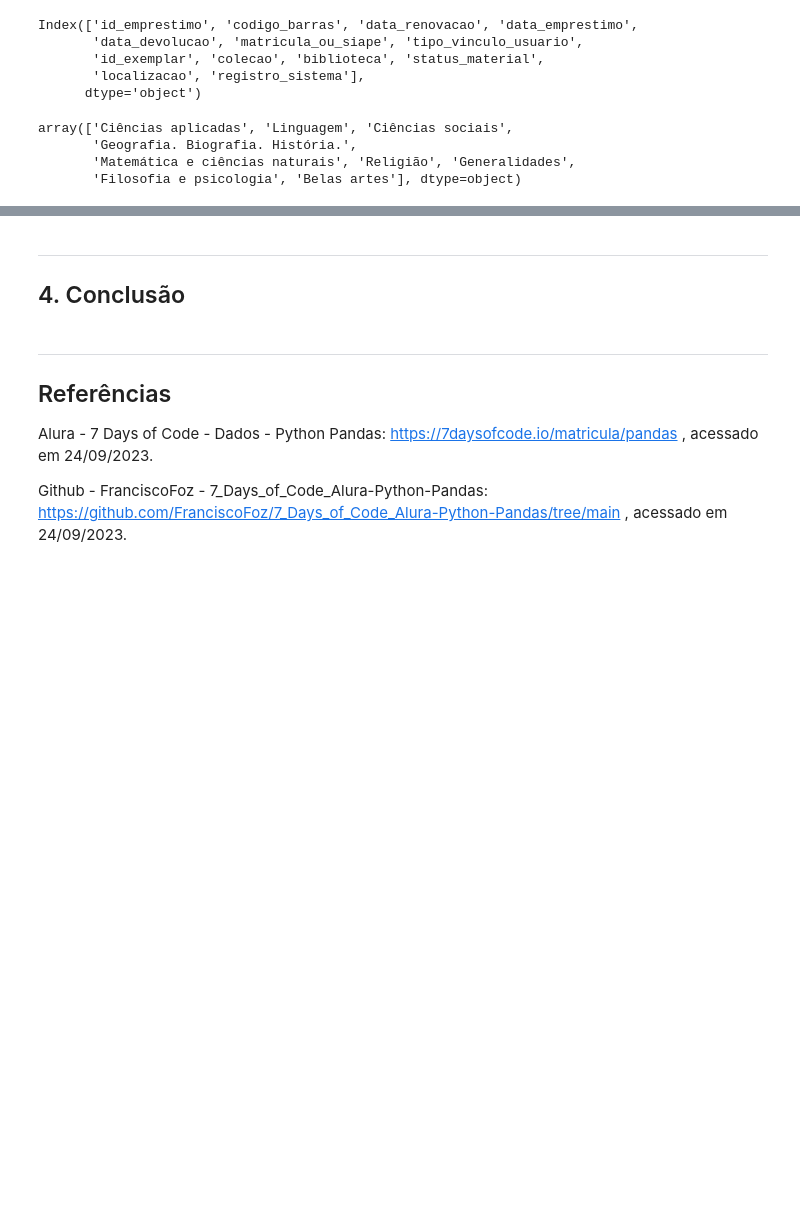
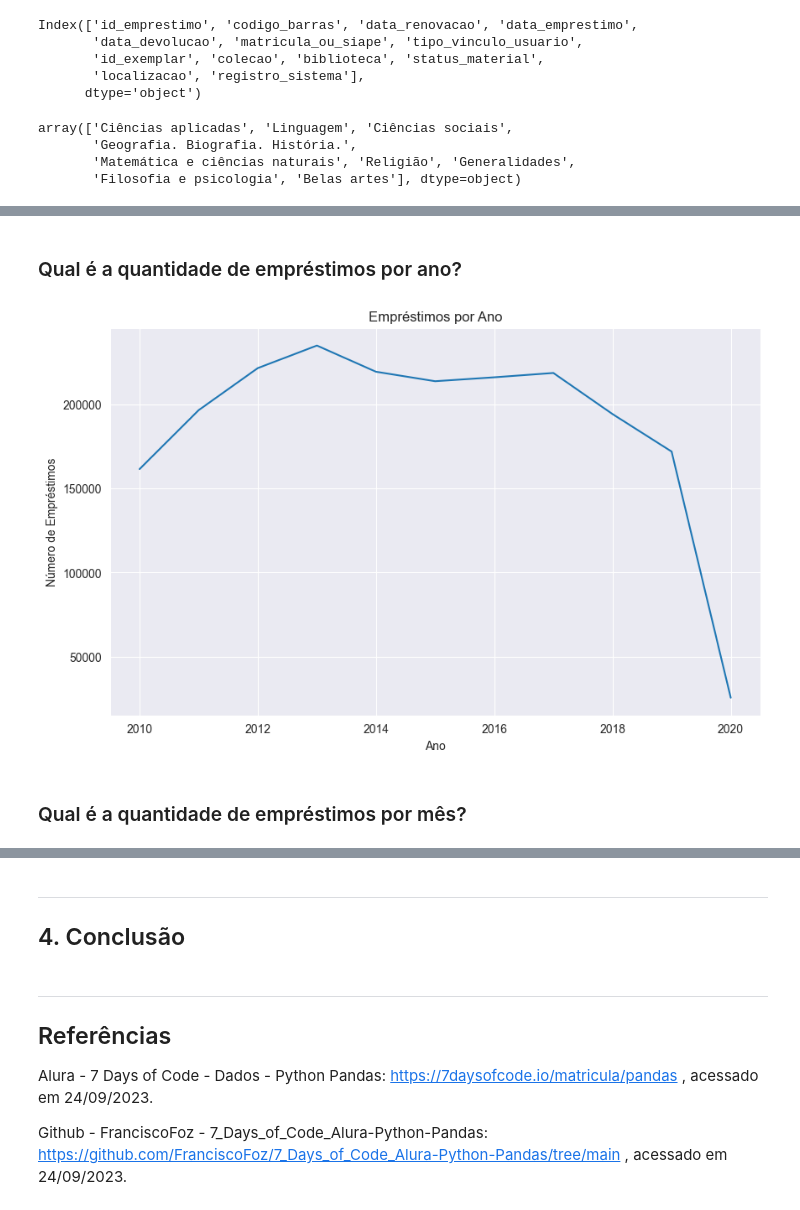
Before and after one commit to leosimoes/Alura-7DaysOfCode-Dados, a Jupyter notebook: Python-Pandas/Bibliotecas.ipynb, the cells around one changed output, grey strips where cells are left out. Saved outputs shown, nothing was run; the diff lists cells and outputs as text; code cells hidden in the pictures; blank space fills up the shorter version.

```diff
--- a/Python-Pandas/Bibliotecas.ipynb
+++ b/Python-Pandas/Bibliotecas.ipynb
@@ -237,0 +256,23 @@ assert df['matricula_ou_siape'].dtype == pd.StringDtype()
+# %%
+df['data_renovacao'] = converter_string_para_datetime(df['data_renovacao'])
+# %%
+df['data_devolucao'] = converter_string_para_datetime(df['data_devolucao'])
+# %% [markdown]
+### Qual é a quantidade de empréstimos por ano?
+# %%
+def plotar_linha(x, y, xlabel, ylabel, titulo):
+    plt.figure(figsize=(10, 6))
+    sns.lineplot(x=x, y=y)
+    plt.xlabel(xlabel)
+    plt.ylabel(ylabel)
+    plt.title(titulo)
+    plt.show()
+# %%
+emprestimos_ano = df['data_emprestimo'].dt.year
+contagem_emprestimos_ano = emprestimos_ano.value_counts().sort_index()
+# %%
+plotar_linha(x=contagem_emprestimos_ano.index, y=contagem_emprestimos_ano.values, xlabel='Ano', ylabel='Número de Empréstimos', titulo='Empréstimos por Ano')
+# %% [output]
+[figure, added]
+# %% [markdown]
+### Qual é a quantidade de empréstimos por mês?
```
Also changed, not shown: parts of 10 cells of this notebook, 1 other file.
